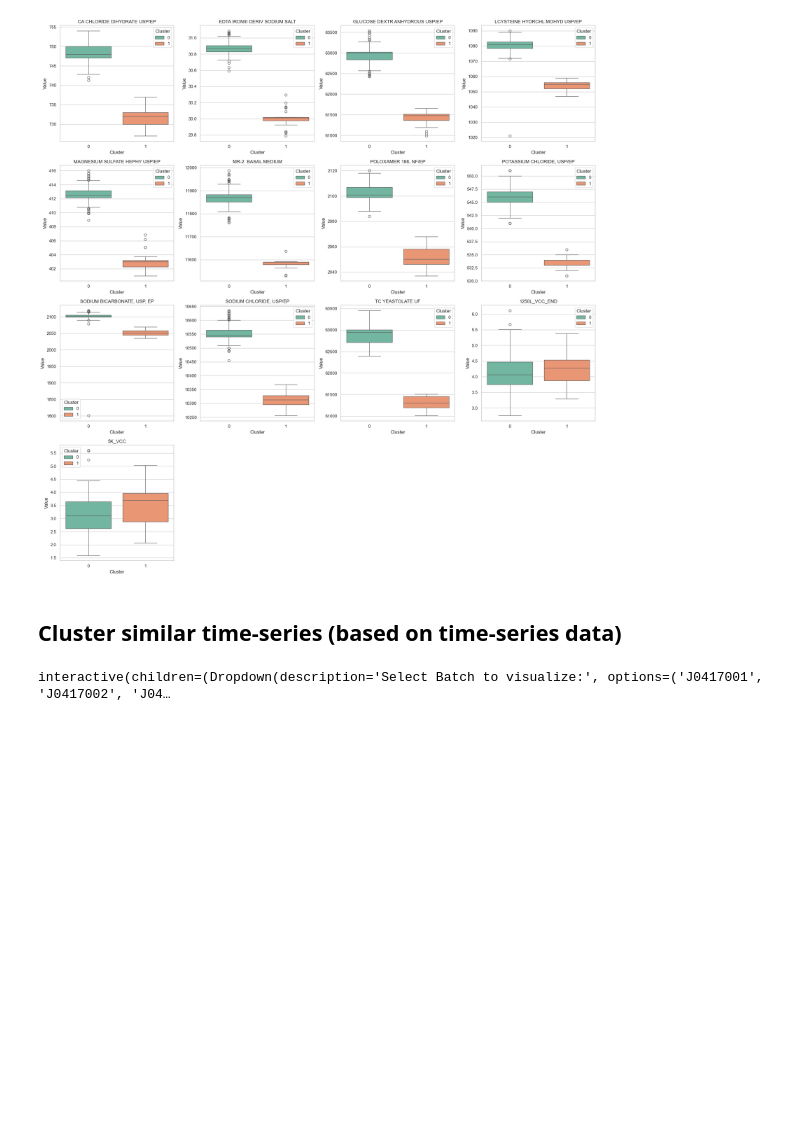
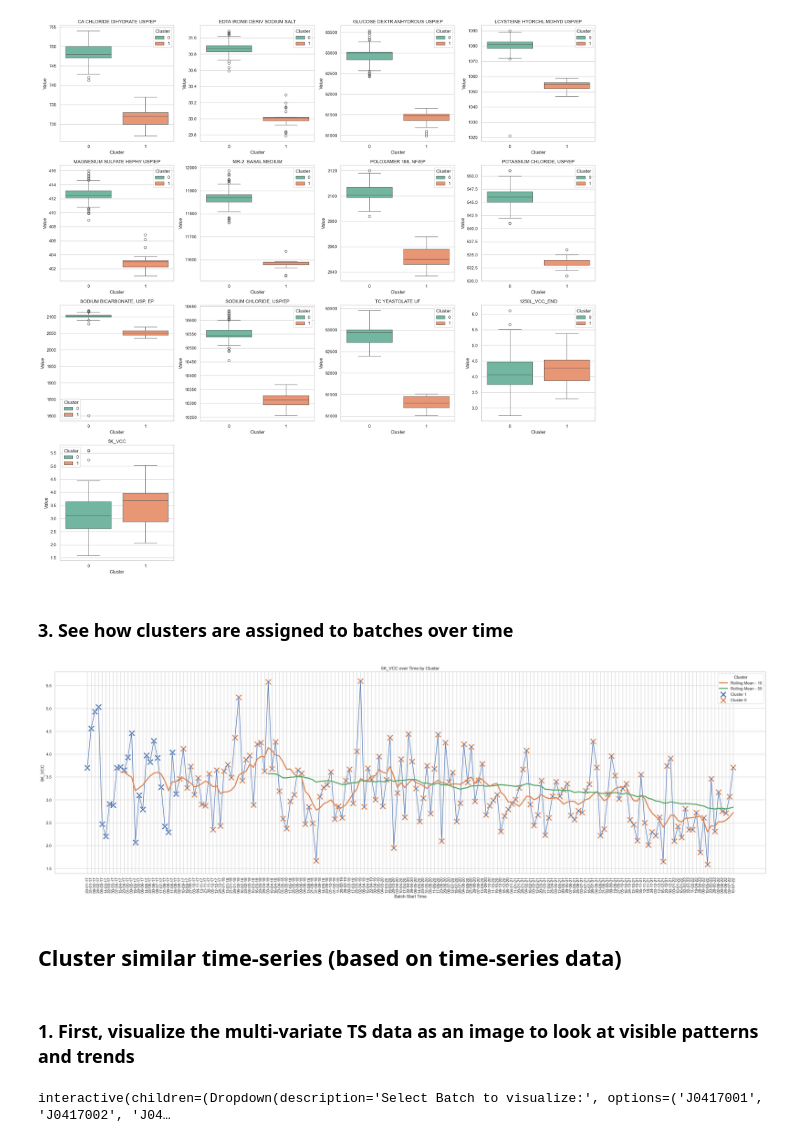
Before and after one commit to shaanchandra/multivariate_timeseries_cheatsheet, a Jupyter notebook: mv_ts_EDA.ipynb, the cells around one changed output. Saved outputs shown, nothing was run; the diff lists cells and outputs as text; code cells hidden in the pictures; blank space fills up the shorter version.

```diff
--- a/mv_ts_EDA.ipynb
+++ b/mv_ts_EDA.ipynb
@@ -135,10 +134,10 @@ merged_df = eda_obj.batch_start_time_corr_with_yield()
 # %% [output]
 [figure]
 # %%
-corr_cols = [c for c in merged_df.columns if c not in [config['seq_identifier_col'], 'START_TIME']]
+corr_cols = [c for c in eda_obj.merged_df.columns if c not in [config['seq_identifier_col'], 'START_TIME']]
 
 plt.figure(figsize=(8, 5))
-sns.heatmap(merged_df[corr_cols].corr(), annot=True)
+sns.heatmap(eda_obj.merged_df[corr_cols].corr(), annot=True)
 # %% [output]
 <Axes: >
 [figure]
@@ -149,7 +148,7 @@ sns.heatmap(merged_df[corr_cols].corr(), annot=True)
 # %% [markdown]
 ## Cluster similar time-series (based on meta data)
 # %%
-cluster_obj = Multivariate_TS_Clustering(config, eda_obj.mv_ts, merged_df[corr_cols])
+cluster_obj = Multivariate_TS_Clustering(config, eda_obj.mv_ts, eda_obj.merged_df[corr_cols])
 meta_data_clustered, kmeans_model = cluster_obj.KMeans_cluster_meta_data(n_clusters=2)
 cluster_obj.perform_pca_and_plot(n_components=2)
 # %% [output]
@@ -169,8 +169,18 @@ cluster_obj.visualize_cluster_differences()
 >> Cluster 1 avg yield =  3.49,   Median yield =  3.70
 <Figure size 2000x1000 with 0 Axes>
 [figure]
+# %%
+eda_obj.meta_data['Cluster'] = cluster_obj.meta_data['Cluster'].astype(str)
+# %% [markdown]
+### 3. See how clusters are assigned to batches over time
+# %%
+eda_obj.batch_start_time_corr_with_yield(cluster_plots=True)
+# %% [output]
+[figure, added]
 # %% [markdown]
 ## Cluster similar time-series (based on time-series data)
+# %% [markdown]
+### 1. First, visualize the multi-variate TS data as an image to look at visible patterns and trends
 # %%
 # Create dropdown widget
 dropdown = widgets.Dropdown(
```
Also changed, not shown: parts of 6 cells of this notebook, 2 other files.
